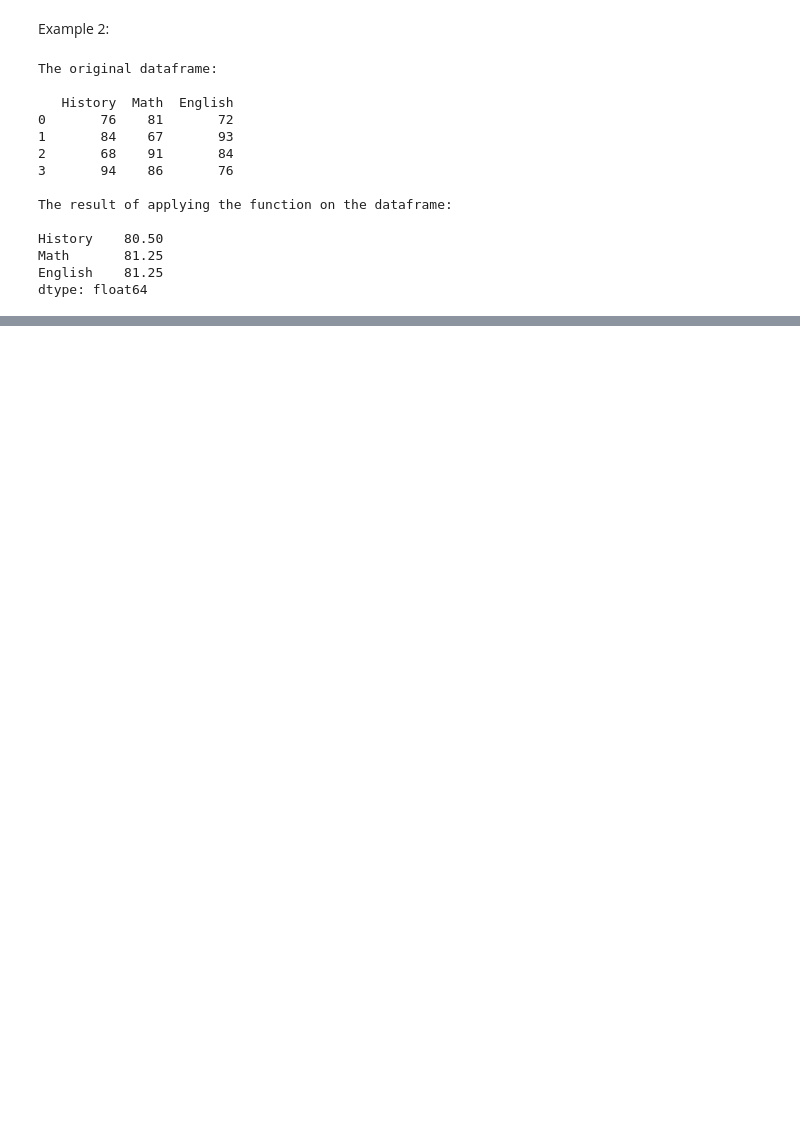
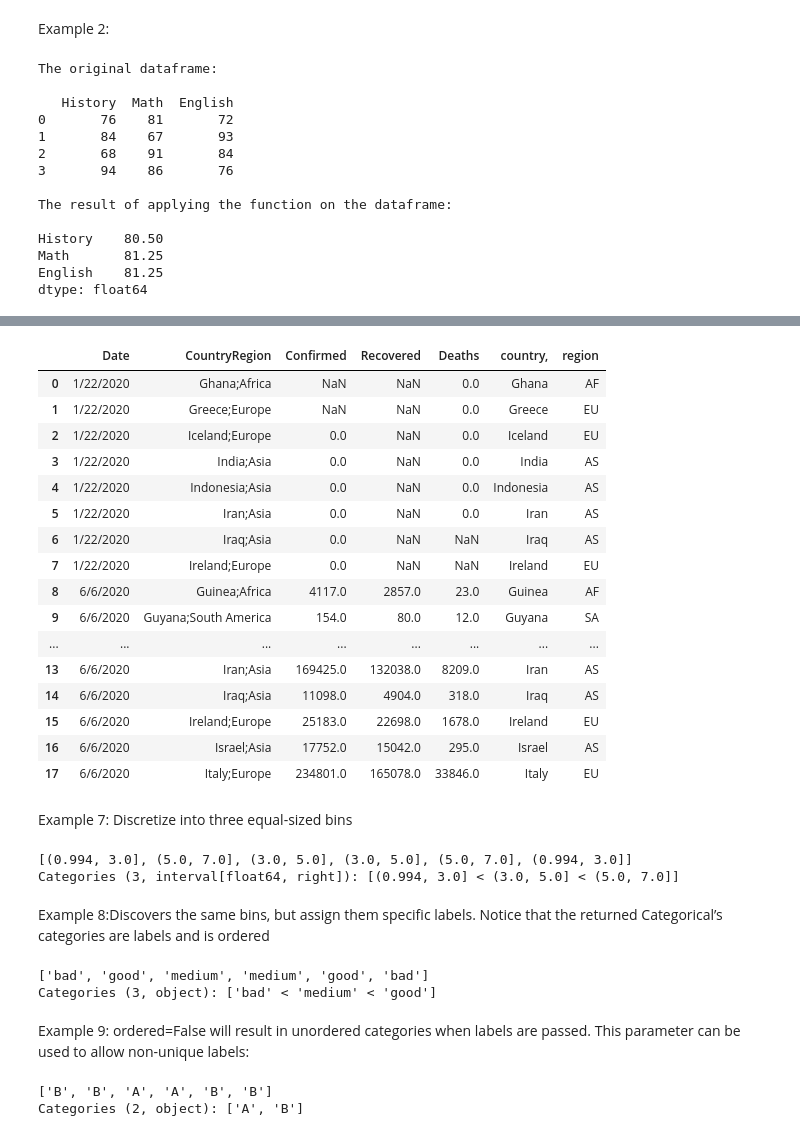
Before and after one commit to Khambounma/phantichdulieu, a Jupyter notebook: lab02.ipynb, the cells around one changed output, grey strips where cells are left out. Saved outputs shown, nothing was run; the diff lists cells and outputs as text; code cells hidden in the pictures; blank space fills up the shorter version.

```diff
--- a/lab02.ipynb
+++ b/lab02.ipynb
@@ -70,0 +156,23 @@ dtype: float64
+# %%
+res=(res.pipe(substitute_region))
+res
+# %% [output]
+|  | Date | CountryRegion | Confirmed | Recovered | Deaths | country, | region |
+| 0 | 1/22/2020 | Ghana;Africa | NaN | NaN | 0.0 | Ghana | AF |
+| 1 | 1/22/2020 | Greece;Europe | NaN | NaN | 0.0 | Greece | EU |
+| 2 | 1/22/2020 | Iceland;Europe | 0.0 | NaN | 0.0 | Iceland | EU |
+| 3 | 1/22/2020 | India;Asia | 0.0 | NaN | 0.0 | India | AS |
+| 4 | 1/22/2020 | Indonesia;Asia | 0.0 | NaN | 0.0 | Indonesia | AS |
+| 5 | 1/22/2020 | Iran;Asia | 0.0 | NaN | 0.0 | Iran | AS |
+| 6 | 1/22/2020 | Iraq;Asia | 0.0 | NaN | NaN | Iraq | AS |
+| 7 | 1/22/2020 | Ireland;Europe | 0.0 | NaN | NaN | Ireland | EU |
+| 8 | 6/6/2020 | Guinea;Africa | 4117.0 | 2857.0 | 23.0 | Guinea | AF |
+| 9 | 6/6/2020 | Guyana;South America | 154.0 | 80.0 | 12.0 | Guyana | SA |
+| ... | ... | ... | ... | ... | ... | ... | ... |
+| 13 | 6/6/2020 | Iran;Asia | 169425.0 | 132038.0 | 8209.0 | Iran | AS |
+| 14 | 6/6/2020 | Iraq;Asia | 11098.0 | 4904.0 | 318.0 | Iraq | AS |
+| 15 | 6/6/2020 | Ireland;Europe | 25183.0 | 22698.0 | 1678.0 | Ireland | EU |
+| 16 | 6/6/2020 | Israel;Asia | 17752.0 | 15042.0 | 295.0 | Israel | AS |
+| 17 | 6/6/2020 | Italy;Europe | 234801.0 | 165078.0 | 33846.0 | Italy | EU |
+# %% [markdown]
+Example 7: Discretize into three equal-sized bins
@@ -70,0 +183,23 @@ dtype: float64
+# %%
+a
+# %% [output]
+[(0.994, 3.0], (5.0, 7.0], (3.0, 5.0], (3.0, 5.0], (5.0, 7.0], (0.994, 3.0]]
+Categories (3, interval[float64, right]): [(0.994, 3.0] < (3.0, 5.0] < (5.0, 7.0]]
+# %% [markdown]
+Example 8:Discovers the same bins, but assign them specific labels. Notice that the returned Categorical’s categories are labels and is ordered
+# %%
+import pandas as pd
+import numpy as np
+pd.cut(np.array([1, 7, 5, 4, 6, 3]),bins = 3, labels=["bad", "medium", "good"])
+# %% [output]
+['bad', 'good', 'medium', 'medium', 'good', 'bad']
+Categories (3, object): ['bad' < 'medium' < 'good']
+# %% [markdown]
+Example 9: ordered=False will result in unordered categories when labels are passed. This parameter can be used to allow non-unique labels:
+# %%
+import pandas as pd
+import numpy as np
+pd.cut(np.array([1, 7, 5, 4, 6, 3]), 3,labels=["B", "A", "B"], ordered=False)
+# %% [output]
+['B', 'B', 'A', 'A', 'B', 'B']
+Categories (2, object): ['A', 'B']
```
Also changed, not shown: parts of 13 cells of this notebook.
